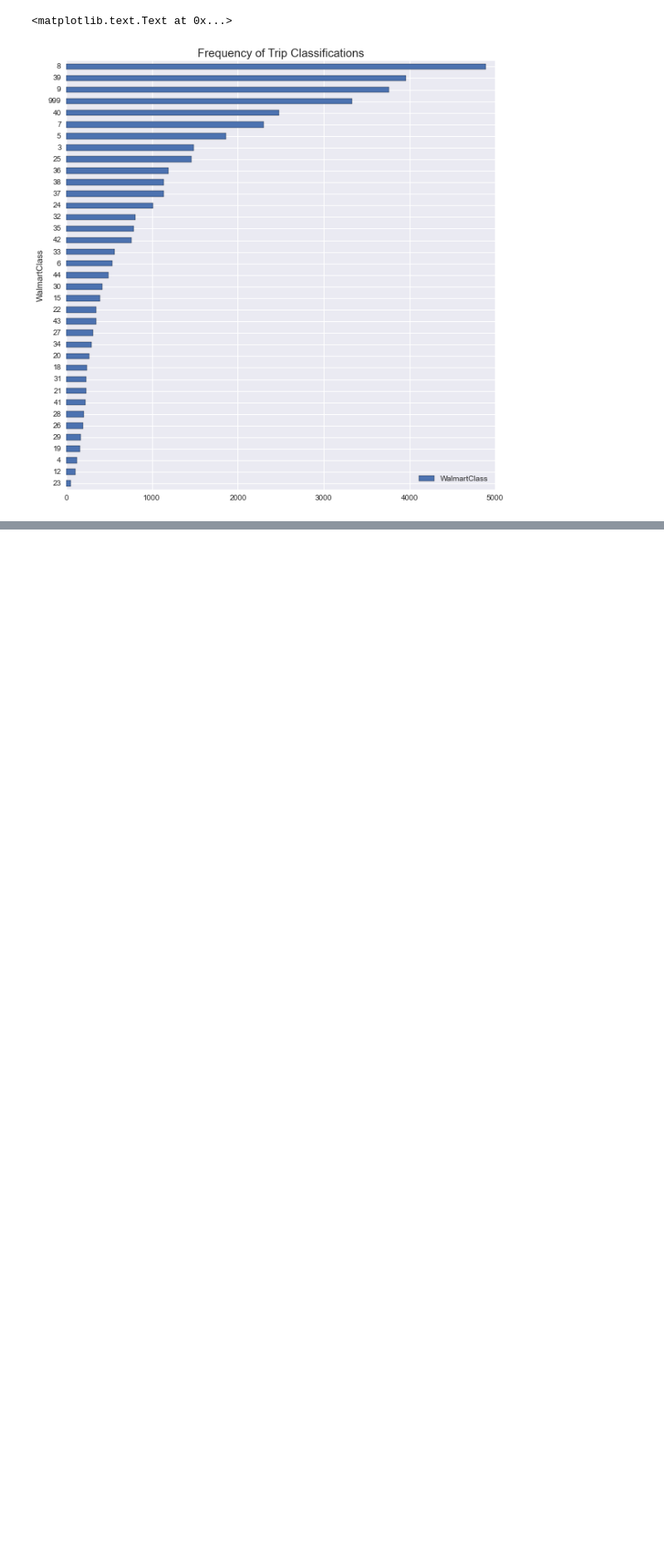
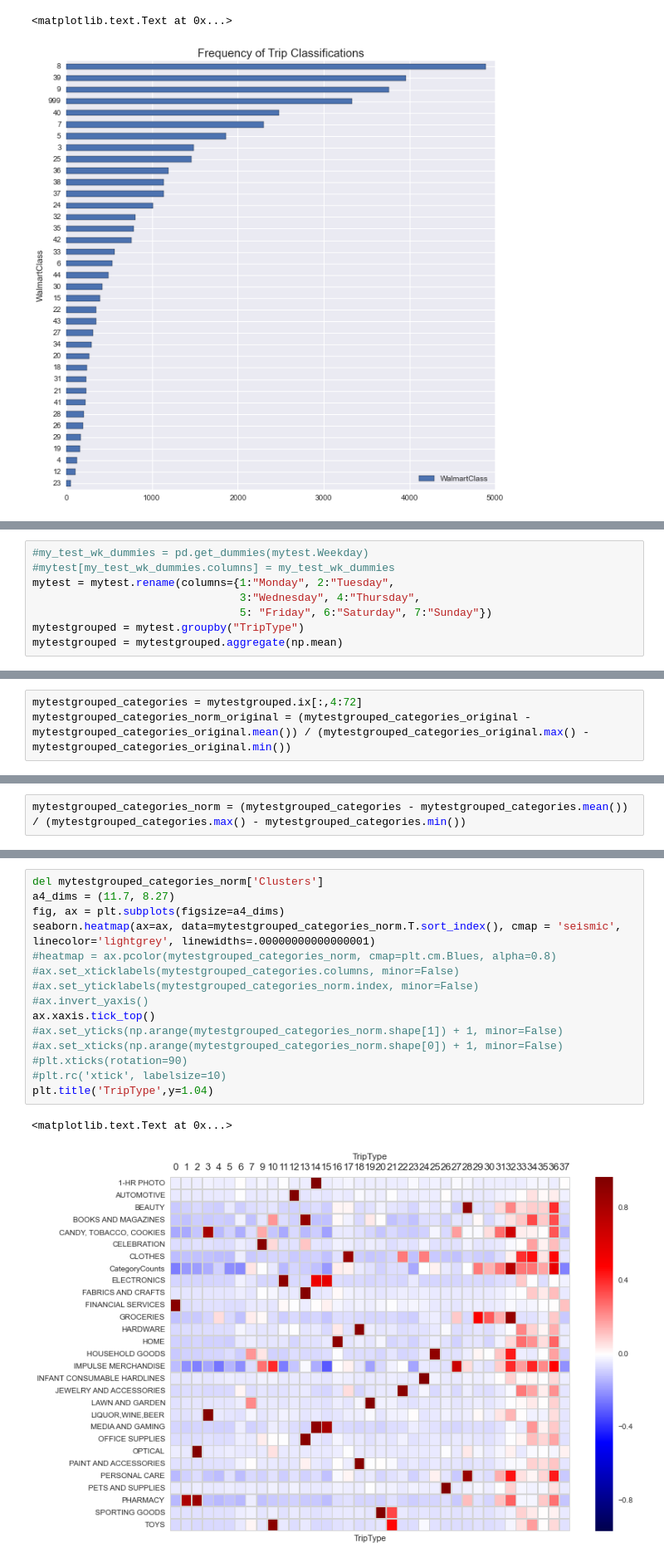
Before and after one commit to hadiviko/Walmart_Kaggle_Competition, a Jupyter notebook: Modeling.ipynb, the cells around one changed output, grey strips where cells are left out. Shown at 83% size. Drawn from its saved outputs; the diff is of its cells as text; blank space fills up the shorter version.

```diff
--- a/Modeling.ipynb
+++ b/Modeling.ipynb
@@ -743,0 +731,8 @@ data1.head()
+# %%
+#my_test_wk_dummies = pd.get_dummies(mytest.Weekday)
+#mytest[my_test_wk_dummies.columns] = my_test_wk_dummies
+mytest = mytest.rename(columns={1:"Monday", 2:"Tuesday",
+                                3:"Wednesday", 4:"Thursday",
+                                5: "Friday", 6:"Saturday", 7:"Sunday"})
+mytestgrouped = mytest.groupby("TripType")
+mytestgrouped = mytestgrouped.aggregate(np.mean)
@@ -743,0 +769,3 @@ data1.head()
+# %%
+mytestgrouped_categories = mytestgrouped.ix[:,4:72]
+mytestgrouped_categories_norm_original = (mytestgrouped_categories_original - mytestgrouped_categories_original.mean()) / (mytestgrouped_categories_original.max() - mytestgrouped_categories_original.min())
@@ -743,0 +865,2 @@ data1.head()
+# %%
+mytestgrouped_categories_norm = (mytestgrouped_categories - mytestgrouped_categories.mean()) / (mytestgrouped_categories.max() - mytestgrouped_categories.min())
@@ -743,0 +880,18 @@ data1.head()
+# %%
+del mytestgrouped_categories_norm['Clusters']
+a4_dims = (11.7, 8.27)
+fig, ax = plt.subplots(figsize=a4_dims)
+seaborn.heatmap(ax=ax, data=mytestgrouped_categories_norm.T.sort_index(), cmap = 'seismic', linecolor='lightgrey', linewidths=.00000000000000001)
+#heatmap = ax.pcolor(mytestgrouped_categories_norm, cmap=plt.cm.Blues, alpha=0.8)
+#ax.set_xticklabels(mytestgrouped_categories.columns, minor=False)
+#ax.set_yticklabels(mytestgrouped_categories_norm.index, minor=False)
+#ax.invert_yaxis()
+ax.xaxis.tick_top()
+#ax.set_yticks(np.arange(mytestgrouped_categories_norm.shape[1]) + 1, minor=False)
+#ax.set_xticks(np.arange(mytestgrouped_categories_norm.shape[0]) + 1, minor=False)
+#plt.xticks(rotation=90)
+#plt.rc('xtick', labelsize=10)
+plt.title('TripType',y=1.04)
+# %% [output]
+<matplotlib.text.Text at 0x...>
+[figure, added]
```
Also changed, not shown: parts of 71 cells of this notebook.
